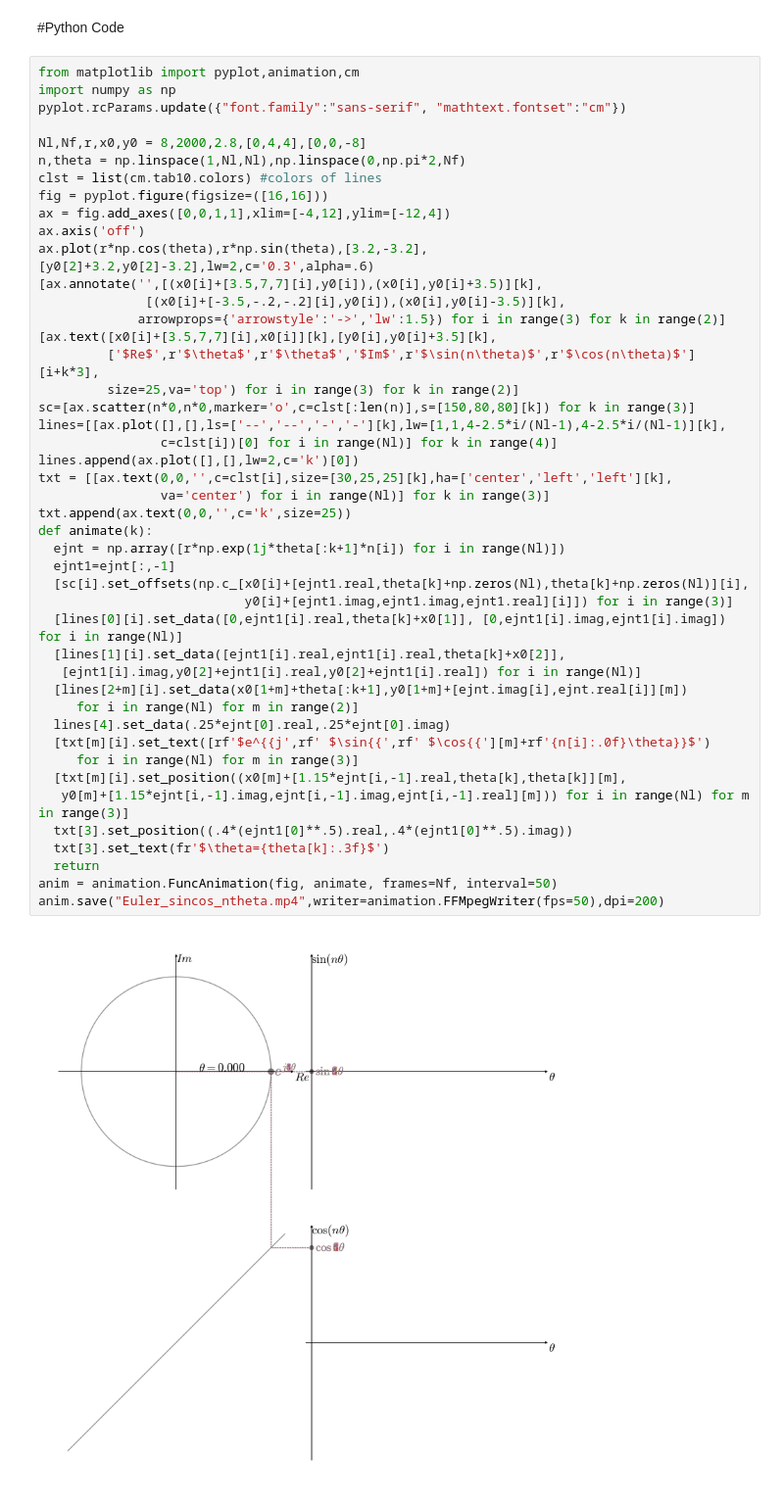
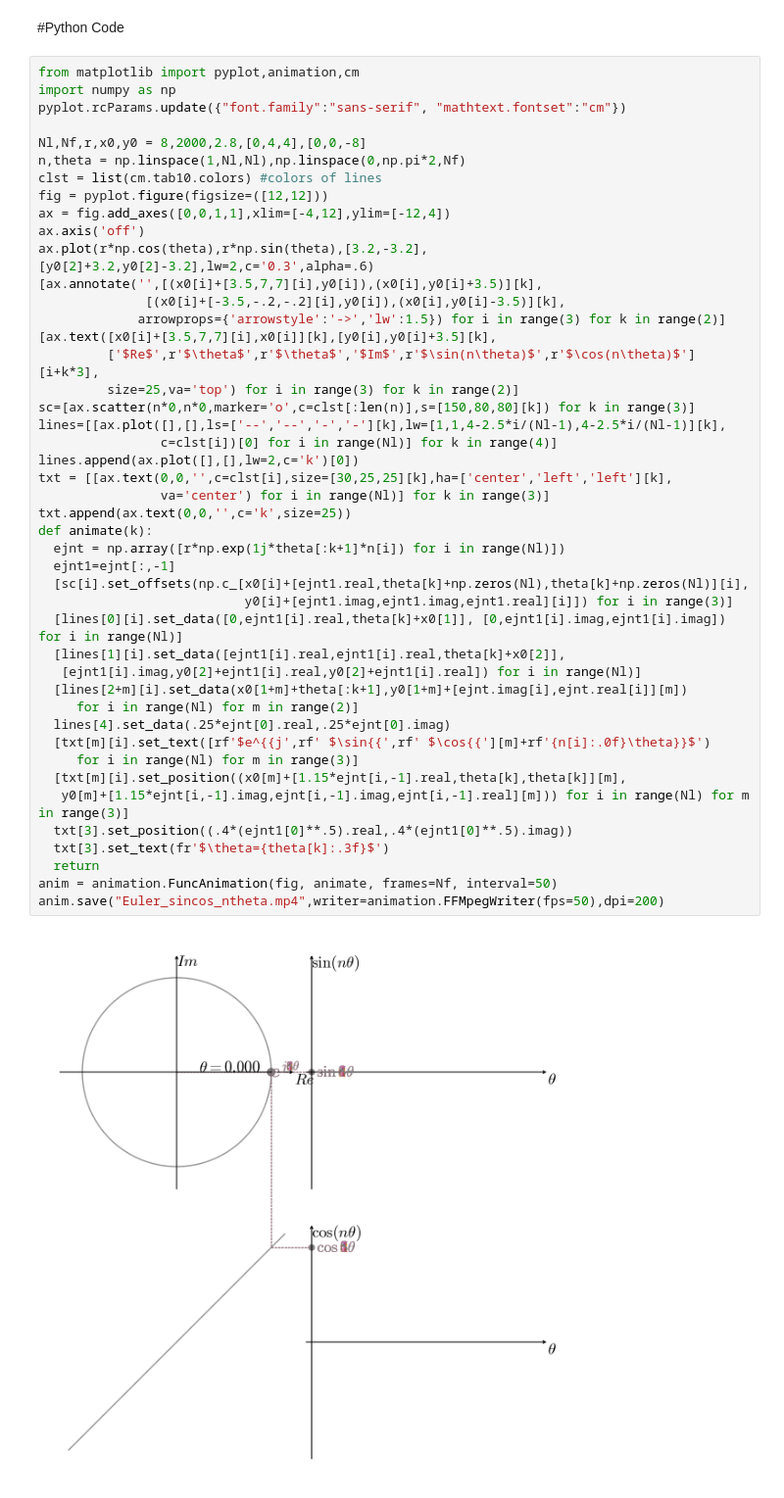
Before and after one commit to bingsen-wang/Math, a Jupyter notebook: Euler_sinAndcos_ntheta.ipynb, the cells around one changed output. Shown: that part at 98% size. Cells and saved outputs as stored; diff of their text form.

```diff
--- a/Euler_sinAndcos_ntheta.ipynb
+++ b/Euler_sinAndcos_ntheta.ipynb
@@ -17,7 +17,7 @@ pyplot.rcParams.update({"font.family":"sans-serif", "mathtext.fontset":"cm"})
 Nl,Nf,r,x0,y0 = 8,2000,2.8,[0,4,4],[0,0,-8]
 n,theta = np.linspace(1,Nl,Nl),np.linspace(0,np.pi*2,Nf)
 clst = list(cm.tab10.colors) #colors of lines
-fig = pyplot.figure(figsize=([16,16]))
+fig = pyplot.figure(figsize=([12,12]))
 ax = fig.add_axes([0,0,1,1],xlim=[-4,12],ylim=[-12,4])
 ax.axis('off')
 ax.plot(r*np.cos(theta),r*np.sin(theta),[3.2,-3.2],[y0[2]+3.2,y0[2]-3.2],lw=2,c='0.3',alpha=.6)
@@ -28,31 +28,31 @@ ax.plot(r*np.cos(theta),r*np.sin(theta),[3.2,-3.2],[y0[2]+3.2,y0[2]-3.2],lw=2,c=
          ['$Re$',r'$\theta$',r'$\theta$','$Im$',r'$\sin(n\theta)$',r'$\cos(n\theta)$'][i+k*3],
          size=25,va='top') for i in range(3) for k in range(2)]
 sc=[ax.scatter(n*0,n*0,marker='o',c=clst[:len(n)],s=[150,80,80][k]) for k in range(3)]
 lines=[[ax.plot([],[],ls=['--','--','-','-'][k],lw=[1,1,4-2.5*i/(Nl-1),4-2.5*i/(Nl-1)][k],
                 c=clst[i])[0] for i in range(Nl)] for k in range(4)]
 lines.append(ax.plot([],[],lw=2,c='k')[0])
 txt = [[ax.text(0,0,'',c=clst[i],size=[30,25,25][k],ha=['center','left','left'][k],
                 va='center') for i in range(Nl)] for k in range(3)]
 txt.append(ax.text(0,0,'',c='k',size=25))
 def animate(k):
   ejnt = np.array([r*np.exp(1j*theta[:k+1]*n[i]) for i in range(Nl)])
   ejnt1=ejnt[:,-1]
   [sc[i].set_offsets(np.c_[x0[i]+[ejnt1.real,theta[k]+np.zeros(Nl),theta[k]+np.zeros(Nl)][i],
                            y0[i]+[ejnt1.imag,ejnt1.imag,ejnt1.real][i]]) for i in range(3)]
   [lines[0][i].set_data([0,ejnt1[i].real,theta[k]+x0[1]], [0,ejnt1[i].imag,ejnt1[i].imag]) for i in range(Nl)]
   [lines[1][i].set_data([ejnt1[i].real,ejnt1[i].real,theta[k]+x0[2]],
    [ejnt1[i].imag,y0[2]+ejnt1[i].real,y0[2]+ejnt1[i].real]) for i in range(Nl)]
   [lines[2+m][i].set_data(x0[1+m]+theta[:k+1],y0[1+m]+[ejnt.imag[i],ejnt.real[i]][m])
      for i in range(Nl) for m in range(2)]
   lines[4].set_data(.25*ejnt[0].real,.25*ejnt[0].imag)
   [txt[m][i].set_text([rf'$e^{{j',rf' $\sin{{',rf' $\cos{{'][m]+rf'{n[i]:.0f}\theta}}$')
      for i in range(Nl) for m in range(3)]
   [txt[m][i].set_position((x0[m]+[1.15*ejnt[i,-1].real,theta[k],theta[k]][m],
    y0[m]+[1.15*ejnt[i,-1].imag,ejnt[i,-1].imag,ejnt[i,-1].real][m])) for i in range(Nl) for m in range(3)]
   txt[3].set_position((.4*(ejnt1[0]**.5).real,.4*(ejnt1[0]**.5).imag))
   txt[3].set_text(fr'$\theta={theta[k]:.3f}$')
   return
 anim = animation.FuncAnimation(fig, animate, frames=Nf, interval=50)
 anim.save("Euler_sincos_ntheta.mp4",writer=animation.FFMpegWriter(fps=50),dpi=200)
 # %% [output]
-[figure, old version]
+[figure, new version]
```
